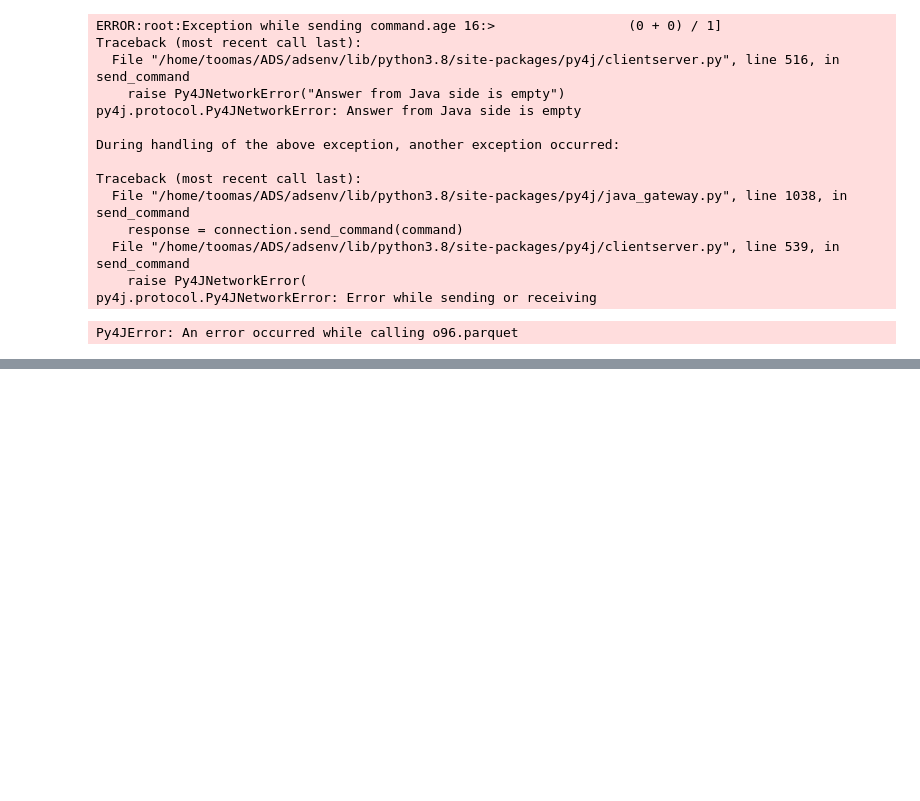
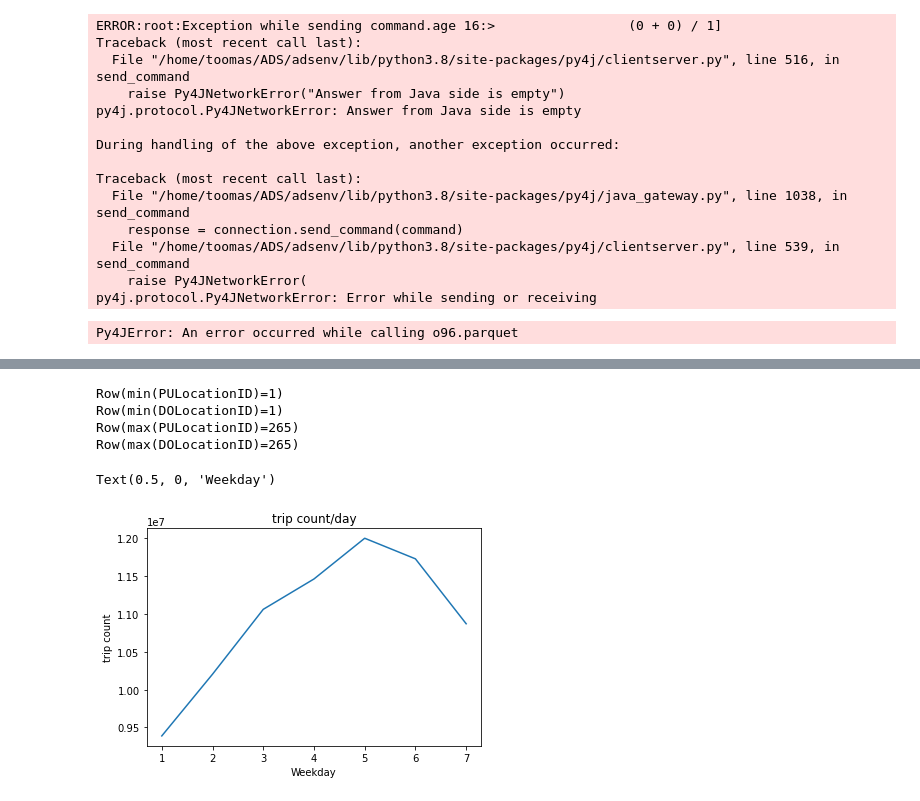
Before and after one commit to MAST30034-Applied-Data-Science/mast30034-project-1-ToomasRo, a Jupyter notebook: notebooks/cleaning.ipynb, the cells around one changed output, grey strips where cells are left out. Drawn from its saved outputs; the diff is of its cells as text; code cells hidden in the pictures; blank space fills up the shorter version.

Commit message:
data merged and first vizus

```diff
--- a/notebooks/cleaning.ipynb
+++ b/notebooks/cleaning.ipynb
@@ -326,0 +264,16 @@ Py4JError: An error occurred while calling o96.parquet
+# %%
+sdf_yellow = spark.read.parquet('../data/temp/yellow/2017_06.parquet')
+
+for file in sorted(os.listdir('../data/temp/yellow/'))[1:]:
+    temp_df = spark.read.parquet('../data/temp/yellow/'+file)
+    sdf_yellow = sdf_yellow.unionByName(temp_df)
+
+# #problematic = ['congestion_surcharge', 'passenger_count', 'ratecodeID']
+# df1 = spark.read.parquet('../data/curated/yellow/2019_08.parquet')
+# df2 = spark.read.parquet('../data/curated/yellow/2017_06.parquet')
+
+# sdf_yellow = df1.unionByName(df2)
+
+sdf_yellow.limit(5)
+print(sdf_yellow.count())
+#merged_df.printSchema()
@@ -326,0 +285,16 @@ Py4JError: An error occurred while calling o96.parquet
+# %%
+sdf_green = spark.read.parquet('../data/temp/green/2017_06.parquet')
+
+for file in sorted(os.listdir('../data/temp/green/'))[1:]:
+    temp_df = spark.read.parquet('../data/temp/green/'+file)
+    sdf_green = sdf_green.unionByName(temp_df)
+
+# #problematic = ['congestion_surcharge', 'passenger_count', 'ratecodeID']
+# df1 = spark.read.parquet('../data/curated/yellow/2019_08.parquet')
+# df2 = spark.read.parquet('../data/curated/yellow/2017_06.parquet')
+
+# sdf_yellow = df1.unionByName(df2)
+
+sdf_green.limit(5)
+print(sdf_green.count())
+#merged_df.printSchema()
@@ -326,0 +306,6 @@ Py4JError: An error occurred while calling o96.parquet
+# %%
+# combine both green and yellow
+sdf = sdf_yellow.unionByName(sdf_green)
+sdf = sdf.withColumn('PUWeekday', (F.dayofweek(F.col('pickup_datetime')))) \
+        .withColumn('PUHour', F.hour(F.col('pickup_datetime')))
+sdf.limit(5)
@@ -326,0 +352,21 @@ Py4JError: An error occurred while calling o96.parquet
+# %%
+print(sdf.select(F.min(F.col("PULocationID"))).limit(1).collect()[0])
+print(sdf.select(F.min(F.col("DOLocationID"))).limit(1).collect()[0])
+print(sdf.select(F.max(F.col("PULocationID"))).limit(1).collect()[0])
+print(sdf.select(F.max(F.col("DOLocationID"))).limit(1).collect()[0])
+# ZoneID has to be in [1-263]
+# %% [output]
+Row(min(PULocationID)=1)
+Row(min(DOLocationID)=1)
+Row(max(PULocationID)=265)
+Row(max(DOLocationID)=265)
+# %%
+# plot of trip_count per day of week
+count_by_day = sdf.select(F.col('PUWeekday')).groupby('PUWeekday').count().sort(F.asc("PUWeekday")).toPandas()
+plt.plot(count_by_day['PUWeekday'], count_by_day['count'])
+plt.title("trip count/day")
+plt.ylabel("trip count")
+plt.xlabel("Weekday")
+# %% [output]
+Text(0.5, 0, 'Weekday')
+[figure, added]
```
Also changed, not shown: parts of 44 cells of this notebook.
